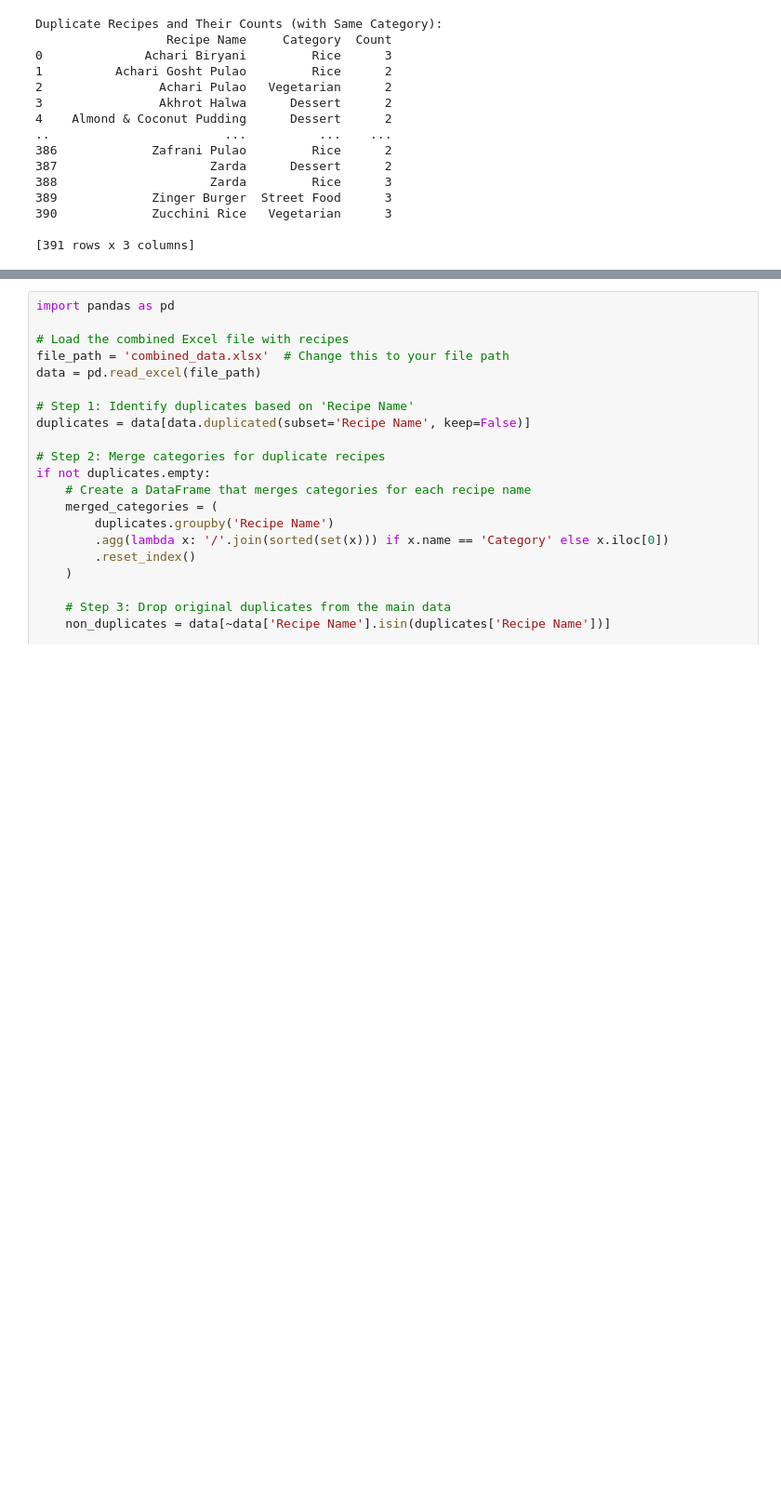
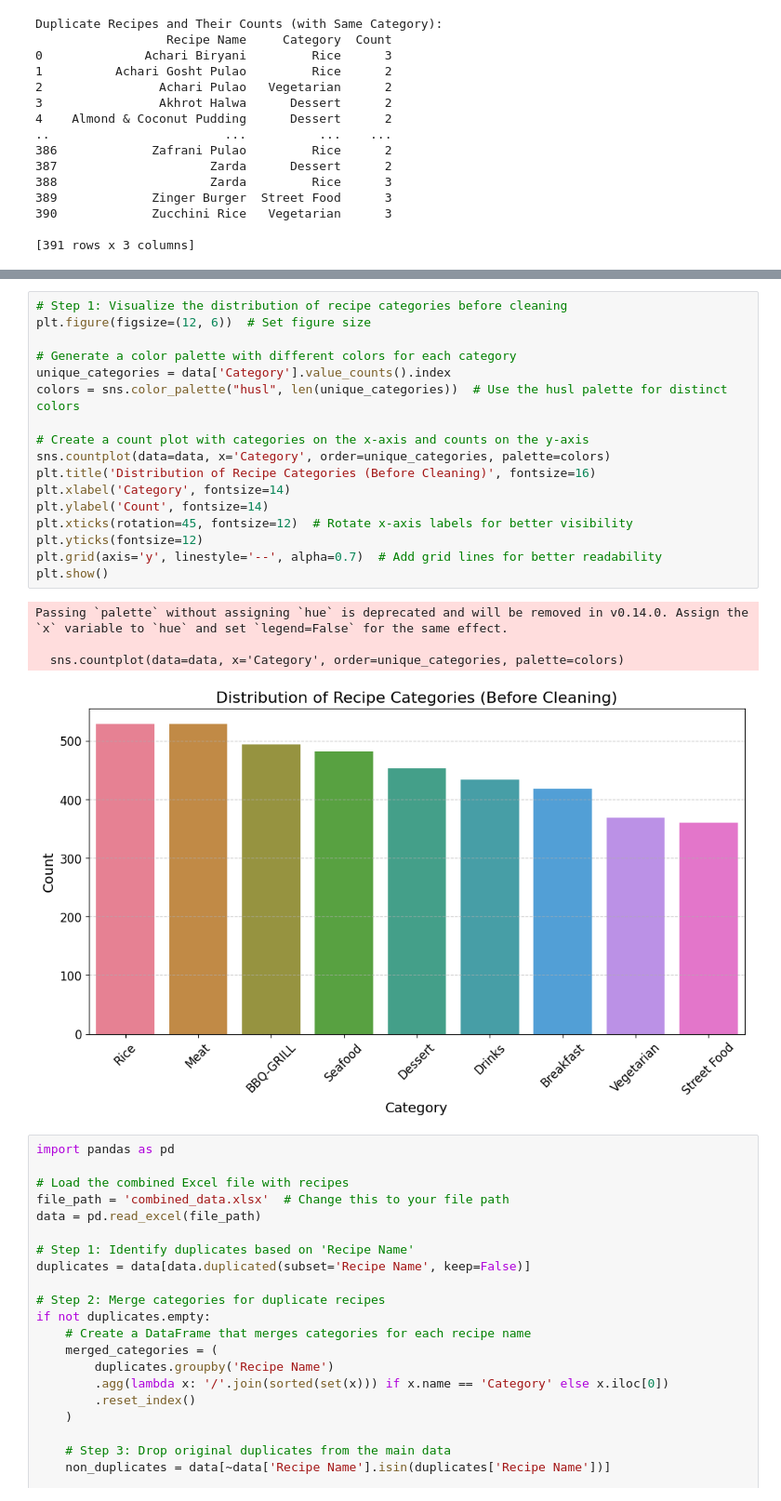
Before and after one commit to AAreesha/Recipe-Rasoi, a Jupyter notebook: Data Preprocessing.ipynb, the cells around one changed output, grey strips where cells are left out. Shown at 93% size. Saved outputs shown, nothing was run; the diff lists cells and outputs as text; blank space fills up the shorter version.

```diff
--- a/Data Preprocessing.ipynb
+++ b/Data Preprocessing.ipynb
@@ -49,3 +110,25 @@ Duplicate Recipes and Their Counts (with Same Category):
+# %%
+# Step 1: Visualize the distribution of recipe categories before cleaning
+plt.figure(figsize=(12, 6))  # Set figure size
+
+# Generate a color palette with different colors for each category
+unique_categories = data['Category'].value_counts().index
+colors = sns.color_palette("husl", len(unique_categories))  # Use the husl palette for distinct colors
+
+# Create a count plot with categories on the x-axis and counts on the y-axis
+sns.countplot(data=data, x='Category', order=unique_categories, palette=colors)
+plt.title('Distribution of Recipe Categories (Before Cleaning)', fontsize=16)
+plt.xlabel('Category', fontsize=14)
+plt.ylabel('Count', fontsize=14)
+plt.xticks(rotation=45, fontsize=12)  # Rotate x-axis labels for better visibility
+plt.yticks(fontsize=12)
+plt.grid(axis='y', linestyle='--', alpha=0.7)  # Add grid lines for better readability
+plt.show()
+# %% [output]
+Passing `palette` without assigning `hue` is deprecated and will be removed in v0.14.0. Assign the `x` variable to `hue` and set `legend=False` for the same effect.
+
+  sns.countplot(data=data, x='Category', order=unique_categories, palette=colors)
+[figure, added]
 # %%
 import pandas as pd
 
```
Also changed, not shown: parts of 3 cells of this notebook, 2 other files.
